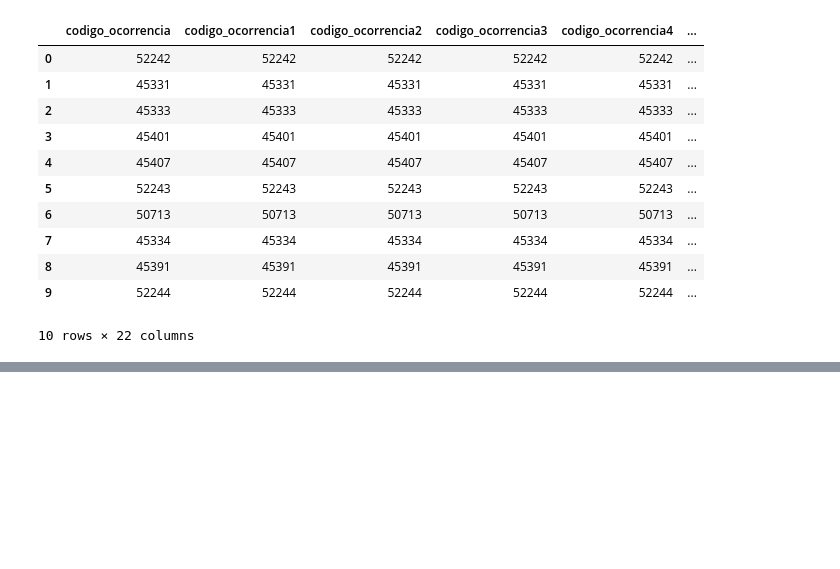
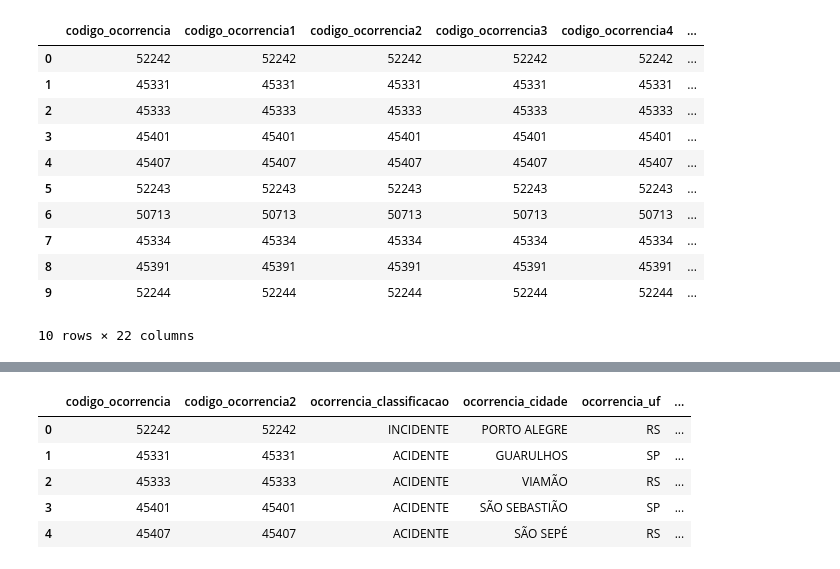
Before and after one commit to PatrickFRR/Fundamentos-de-ETL-com-Python, a Jupyter notebook: data_validation.ipynb, the cells around one changed output, grey strips where cells are left out. Saved outputs shown, nothing was run; the diff lists cells and outputs as text; code cells hidden in the pictures; blank space fills up the shorter version.

```diff
--- a/data_validation.ipynb
+++ b/data_validation.ipynb
@@ -21,0 +42,11 @@ import pandera as pa
+# %%
+# Salvando dataframe modificado para a valiadação dos dados
+data.to_csv('ocorrencia_modificado.csv')
+data.head()
+# %% [output]
+|  | codigo_ocorrencia | codigo_ocorrencia2 | ocorrencia_classificacao | ocorrencia_cidade | ocorrencia_uf | ... |
+| 0 | 52242 | 52242 | INCIDENTE | PORTO ALEGRE | RS | ... |
+| 1 | 45331 | 45331 | ACIDENTE | GUARULHOS | SP | ... |
+| 2 | 45333 | 45333 | ACIDENTE | VIAMÃO | RS | ... |
+| 3 | 45401 | 45401 | ACIDENTE | SÃO SEBASTIÃO | SP | ... |
+| 4 | 45407 | 45407 | ACIDENTE | SÃO SEPÉ | RS | ... |
```
Also changed, not shown: parts of 6 cells of this notebook, 3 other files.
